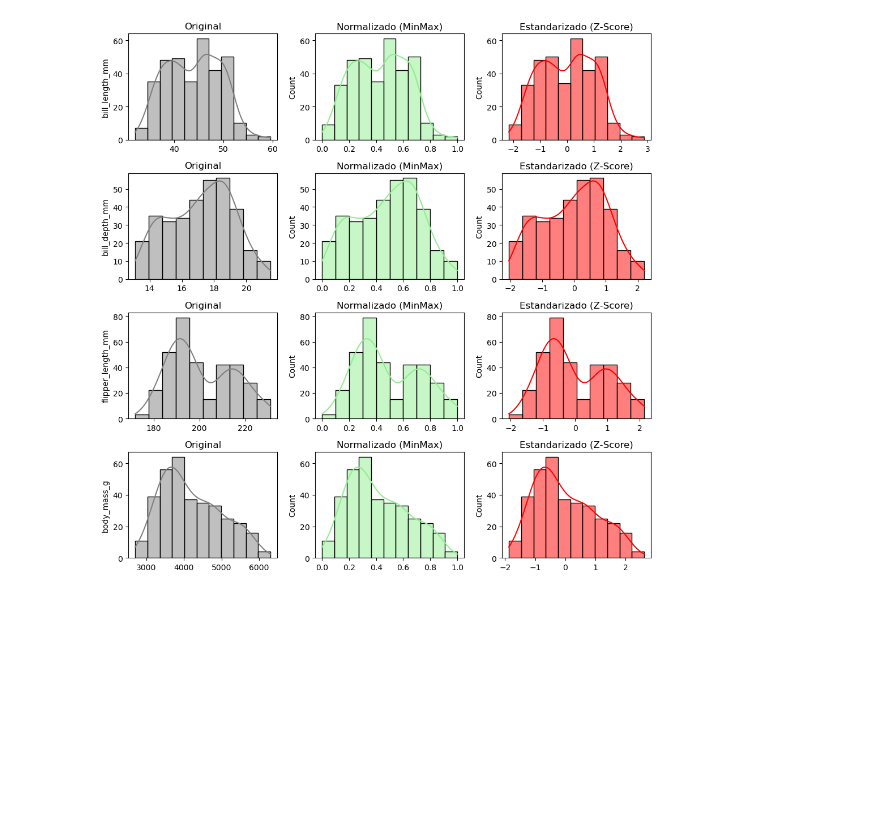
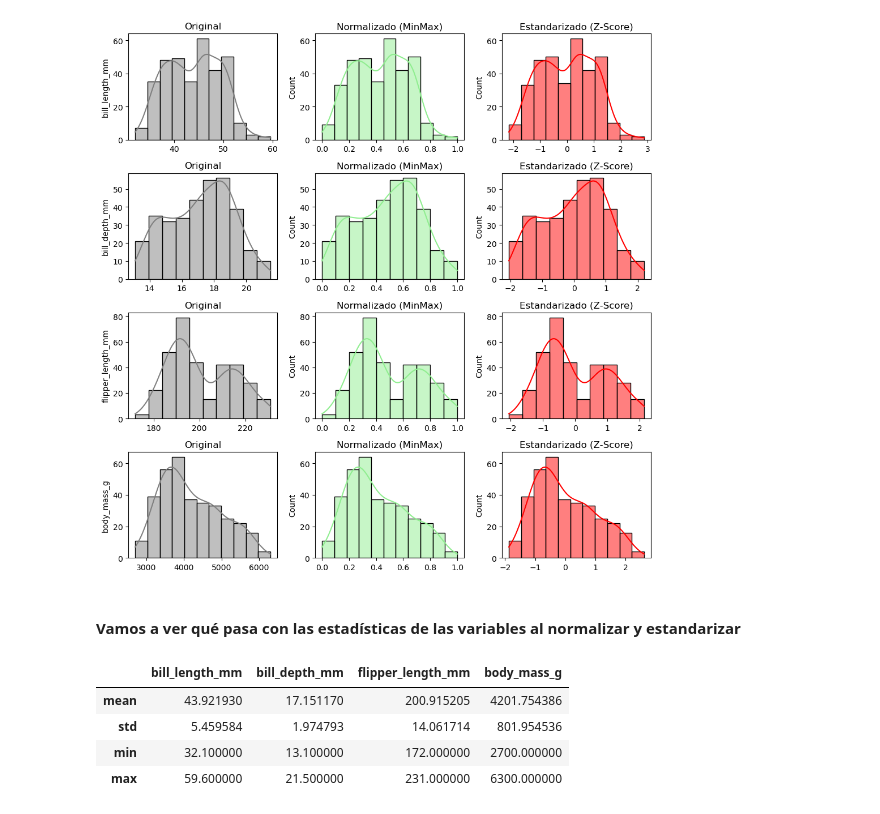
Before and after one commit to FIUBA-Posgrado-Inteligencia-Artificial/CEIA_Analisis_de_datos, a Jupyter notebook: notebooks/clase_05_normalizacion_estandarizacion.ipynb, the cells around one changed output. Cells and saved outputs as stored; diff of their text form; code cells hidden in the pictures; blank space fills up the shorter version.

```diff
--- a/notebooks/clase_05_normalizacion_estandarizacion.ipynb
+++ b/notebooks/clase_05_normalizacion_estandarizacion.ipynb
@@ -143,3 +143,13 @@ plt.tight_layout()
 plt.show()
 # %% [output]
 [figure]
+# %% [markdown]
+#### Vamos a ver qué pasa con las estadísticas de las variables al normalizar y estandarizar
+# %%
+df_subset.describe().loc[['mean', 'std','min','max']]
+# %% [output]
+|  | bill_length_mm | bill_depth_mm | flipper_length_mm | body_mass_g |
+| mean | 43.921930 | 17.151170 | 200.915205 | 4201.754386 |
+| std | 5.459584 | 1.974793 | 14.061714 | 801.954536 |
+| min | 32.100000 | 13.100000 | 172.000000 | 2700.000000 |
+| max | 59.600000 | 21.500000 | 231.000000 | 6300.000000 |
```
Also changed, not shown: parts of 5 cells of this notebook.
